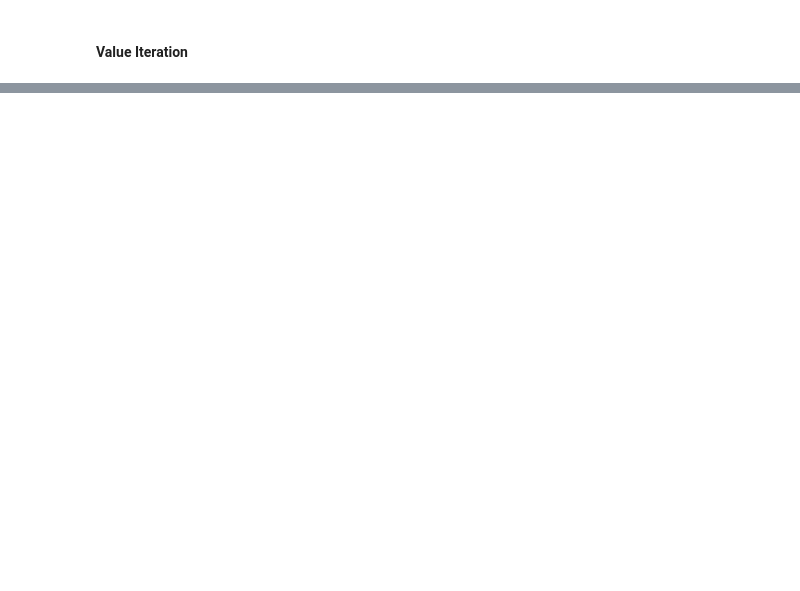
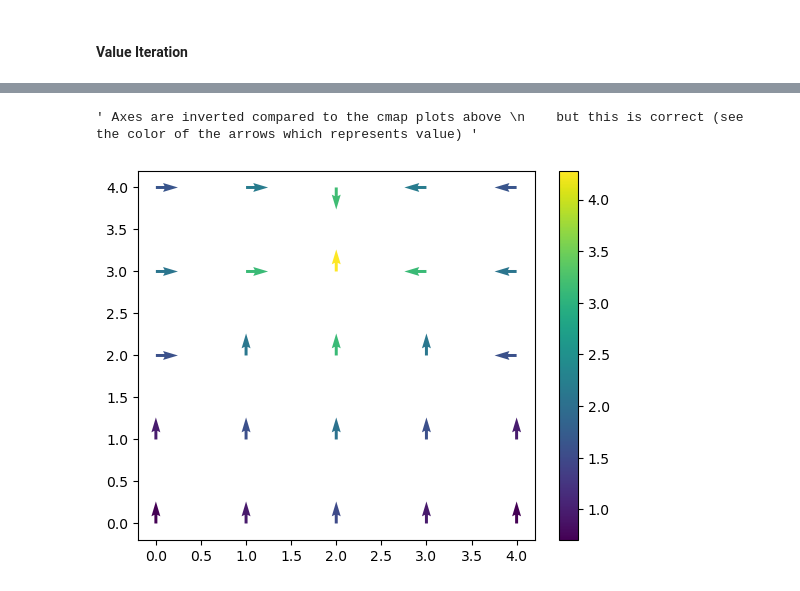
Before and after one commit to RenardDesNeiges/CIRL_Experiments, a Jupyter notebook: example.ipynb, the cells around one changed output, grey strips where cells are left out. Cells and saved outputs as stored; diff of their text form; code cells hidden in the pictures; blank space fills up the shorter version.

```diff
--- a/example.ipynb
+++ b/example.ipynb
@@ -104,0 +137,13 @@ plt.show()
+# %%
+pi = PI.pi_t
+X = [MDP.state2point(p)[0] for p,_ in enumerate(pi)]
+Y = [MDP.state2point(p)[1] for p,_ in enumerate(pi)]
+U = [MDP.actions[a][0] for _,a in enumerate(pi)]
+V = [MDP.actions[a][1] for _,a in enumerate(pi)]
+plt.quiver(X,Y,U,V,VI.V_t)
+plt.colorbar()
+""" Axes are inverted compared to the cmap plots above
+    but this is correct (see the color of the arrows which represents value) """
+# %% [output]
+' Axes are inverted compared to the cmap plots above \n    but this is correct (see the color of the arrows which represents value) '
+[figure, added]
```
Also changed, not shown: parts of 9 cells of this notebook, 3 other files.
